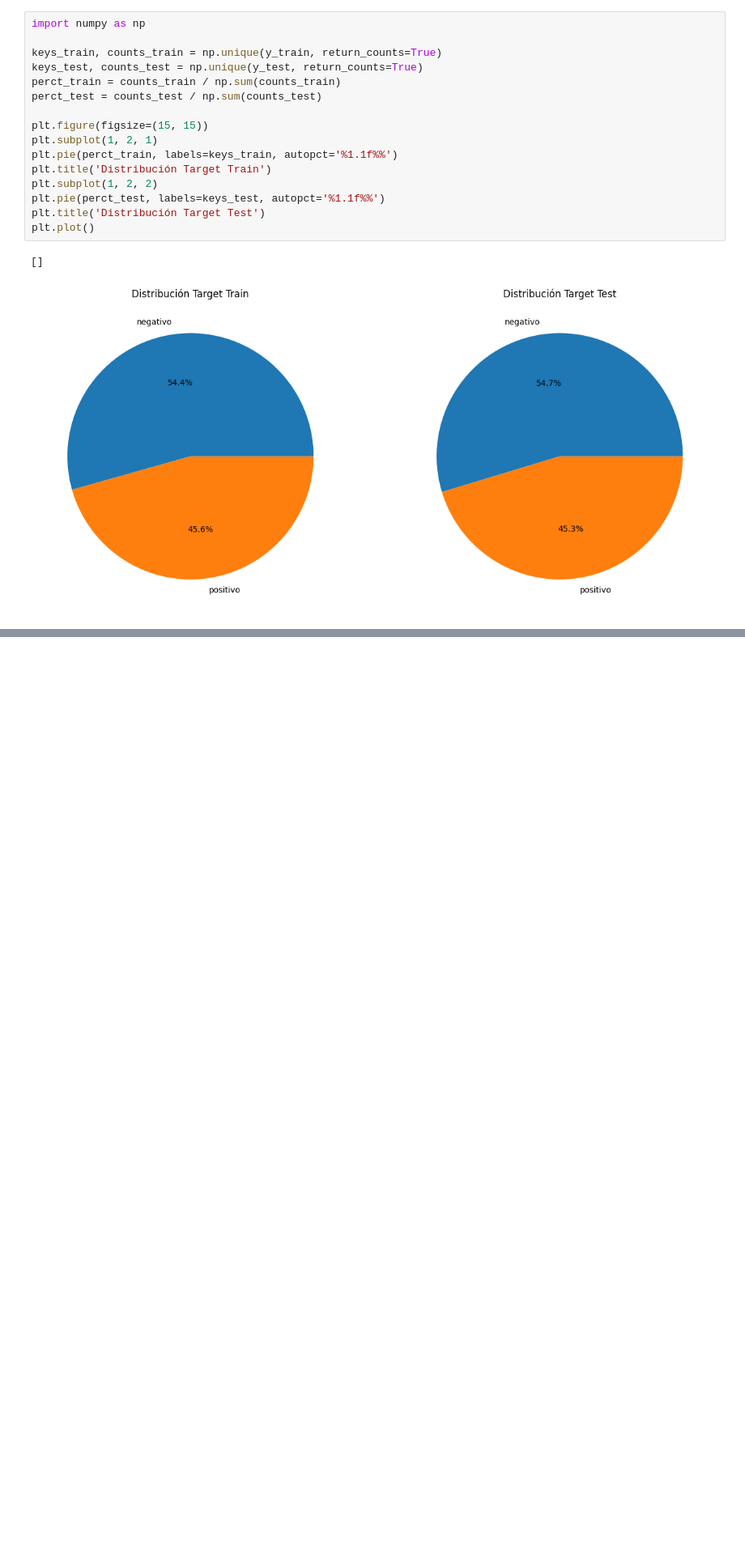
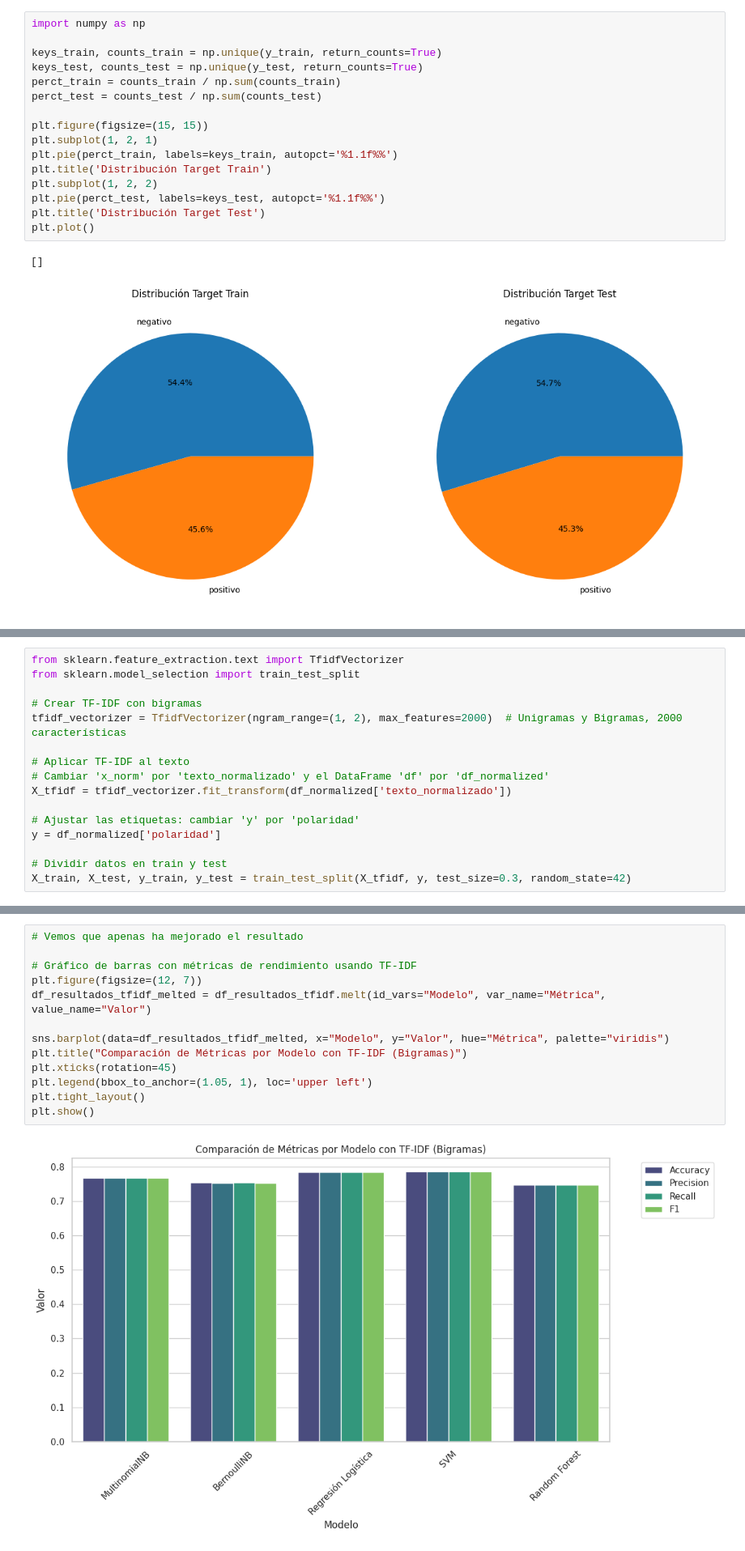
Before and after one commit to ignaciomz/CH_IM_61195, a Jupyter notebook: NLP_ReviewsPeliculasEspañol_IgnacioMartinez.ipynb, the cells around one changed output, grey strips where cells are left out. Shown: that part at 81% size. Drawn from its saved outputs; the diff is of its cells as text; blank space fills up the shorter version.

```diff
--- a/NLP_ReviewsPeliculasEspañol_IgnacioMartinez.ipynb
+++ b/NLP_ReviewsPeliculasEspañol_IgnacioMartinez.ipynb
@@ -441,0 +470,16 @@ Matriz de confusión:
+# %%
+from sklearn.feature_extraction.text import TfidfVectorizer
+from sklearn.model_selection import train_test_split
+
+# Crear TF-IDF con bigramas
+tfidf_vectorizer = TfidfVectorizer(ngram_range=(1, 2), max_features=2000)  # Unigramas y Bigramas, 2000 características
+
+# Aplicar TF-IDF al texto
+# Cambiar 'x_norm' por 'texto_normalizado' y el DataFrame 'df' por 'df_normalized'
+X_tfidf = tfidf_vectorizer.fit_transform(df_normalized['texto_normalizado'])
+
+# Ajustar las etiquetas: cambiar 'y' por 'polaridad'
+y = df_normalized['polaridad']
+
+# Dividir datos en train y test
+X_train, X_test, y_train, y_test = train_test_split(X_tfidf, y, test_size=0.3, random_state=42)
@@ -441,0 +529,15 @@ Matriz de confusión:
+# %%
+# Vemos que apenas ha mejorado el resultado
+
+# Gráfico de barras con métricas de rendimiento usando TF-IDF
+plt.figure(figsize=(12, 7))
+df_resultados_tfidf_melted = df_resultados_tfidf.melt(id_vars="Modelo", var_name="Métrica", value_name="Valor")
+
+sns.barplot(data=df_resultados_tfidf_melted, x="Modelo", y="Valor", hue="Métrica", palette="viridis")
+plt.title("Comparación de Métricas por Modelo con TF-IDF (Bigramas)")
+plt.xticks(rotation=45)
+plt.legend(bbox_to_anchor=(1.05, 1), loc='upper left')
+plt.tight_layout()
+plt.show()
+# %% [output]
+[figure, added]
```
Also changed, not shown: parts of 6 cells of this notebook.
